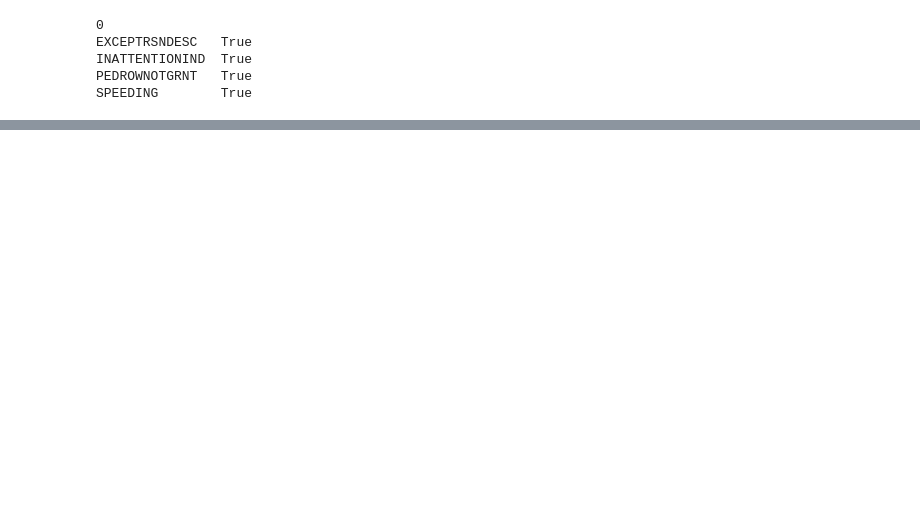
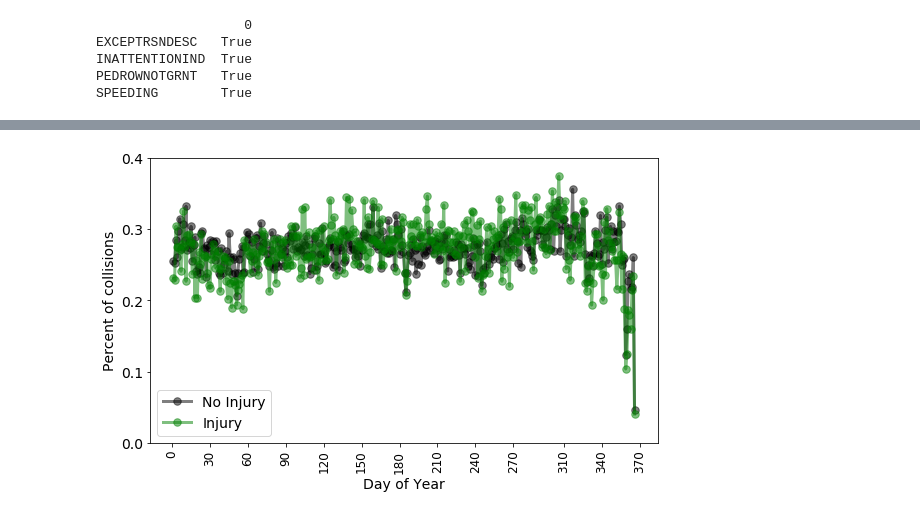
Before and after one commit to esrussell16/Coursera_Capstone, a Jupyter notebook: Cousera_capstone.ipynb, the cells around one changed output, grey strips where cells are left out. Cells and saved outputs as stored; diff of their text form; code cells hidden in the pictures; blank space fills up the shorter version.

```diff
--- a/Cousera_capstone.ipynb
+++ b/Cousera_capstone.ipynb
@@ -67,0 +86,17 @@ g.plot()
+# %%
+# Plot the data across the entire year as normalized by the total number of reports. This accounts for every year within the data set
+# Does not split out to individual years but is possible; each marker is for each day.
+doy = df.groupby([df['SEVERITYCODE'],'dayofyear']).size().reset_index().rename(columns={0:'count'})
+qn = doy['SEVERITYCODE']==1
+fig = plt.figure(2, figsize=(8,5))
+plt.plot(doy['dayofyear'][qn],doy['count'][qn]/sum(doy['count'][qn])*100,'.-k', linewidth = 3,ms= 15, alpha = 0.5, label = 'No Injury')
+plt.plot(doy['dayofyear'][~qn],doy['count'][~qn]/sum(doy['count'][~qn])*100,'.-g', linewidth = 3,ms= 15, alpha = 0.5, label = 'Injury')
+plt.xticks(rotation = 90, fontsize = 12); plt.yticks(fontsize = 14)
+plt.ylabel('Percent of collisions', fontsize = 14)
+plt.xlabel('Day of Year', fontsize = 14)
+plt.xticks([0,30,60,90,120,150,180,210,240,270,310,340,370])
+plt.yticks([0,0.1,0.2,0.3,0.4])
+plt.legend(fontsize = 14)
+plt.tight_layout()
+# %% [output]
+[figure, added]
```
Also changed, not shown: parts of 21 cells of this notebook.
